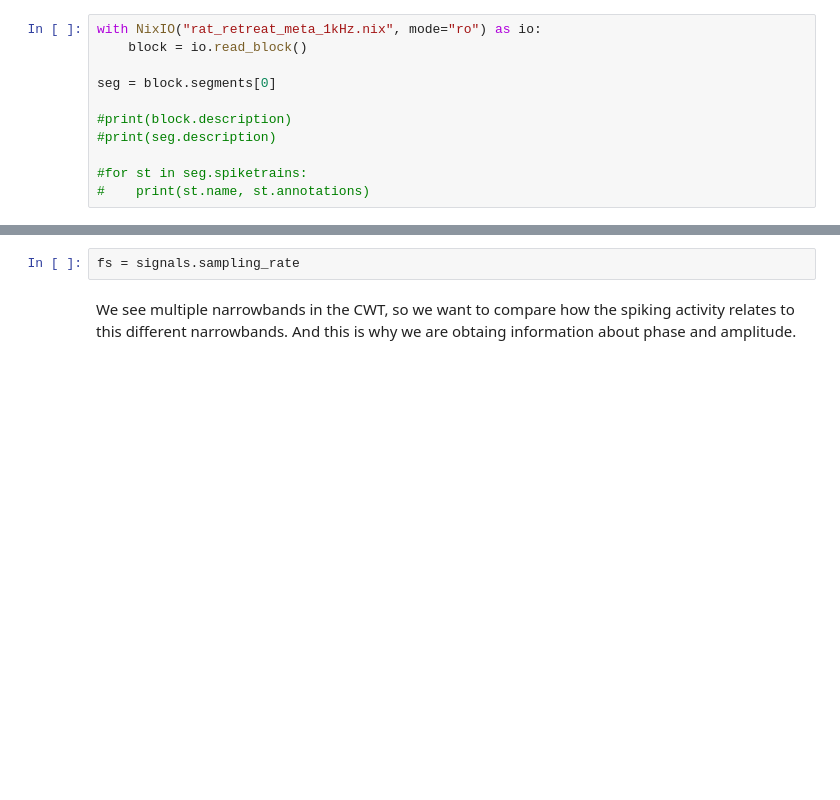
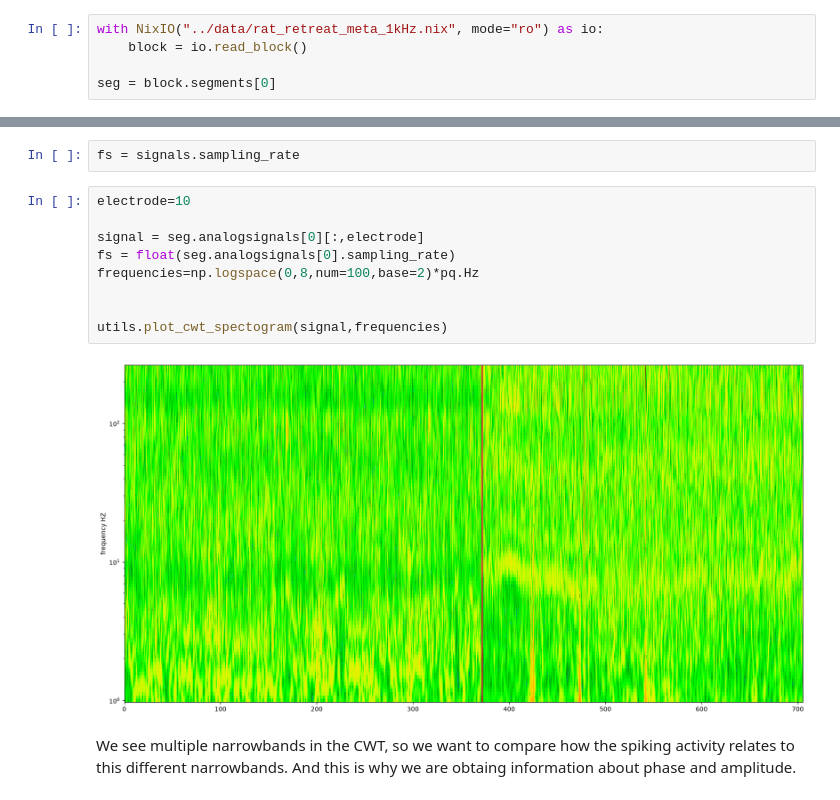
Before and after one commit to albr17/ANDANI-my-project17, a Jupyter notebook: notebooks/lfp.ipynb, the cells around one changed output, grey strips where cells are left out. Saved outputs shown, nothing was run; the diff lists cells and outputs as text; blank space fills up the shorter version.

```diff
--- a/notebooks/lfp.ipynb
+++ b/notebooks/lfp.ipynb
@@ -20,20 +19,25 @@ ModuleNotFoundError: No module named 'source'
 # %%
-with NixIO("rat_retreat_meta_1kHz.nix", mode="ro") as io:
+with NixIO("../data/rat_retreat_meta_1kHz.nix", mode="ro") as io:
     block = io.read_block()
 
 seg = block.segments[0]
-
-#print(block.description)
-#print(seg.description)
-
-#for st in seg.spiketrains:
-#    print(st.name, st.annotations)
 # %% [markdown]
 ## Applying bandpass filter
 # %%
 signals = seg.analogsignals[0]
 # %%
 fs = signals.sampling_rate
+# %%
+electrode=10
+
+signal = seg.analogsignals[0][:,electrode]
+fs = float(seg.analogsignals[0].sampling_rate)
+frequencies=np.logspace(0,8,num=100,base=2)*pq.Hz
+
+
+utils.plot_cwt_spectogram(signal,frequencies)
+# %% [output]
+[figure, added]
 # %% [markdown]
 We see multiple narrowbands in the CWT, so we want to compare how the spiking activity relates to this different narrowbands. And this is why we are obtaing information about phase and amplitude.
 # %%
```
Also changed, not shown: parts of 4 cells of this notebook, 4 other files.
